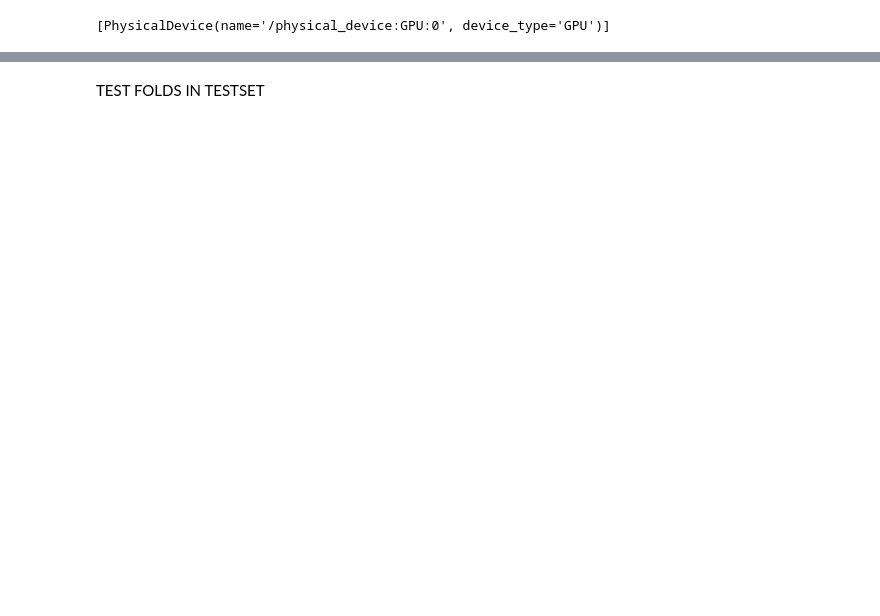
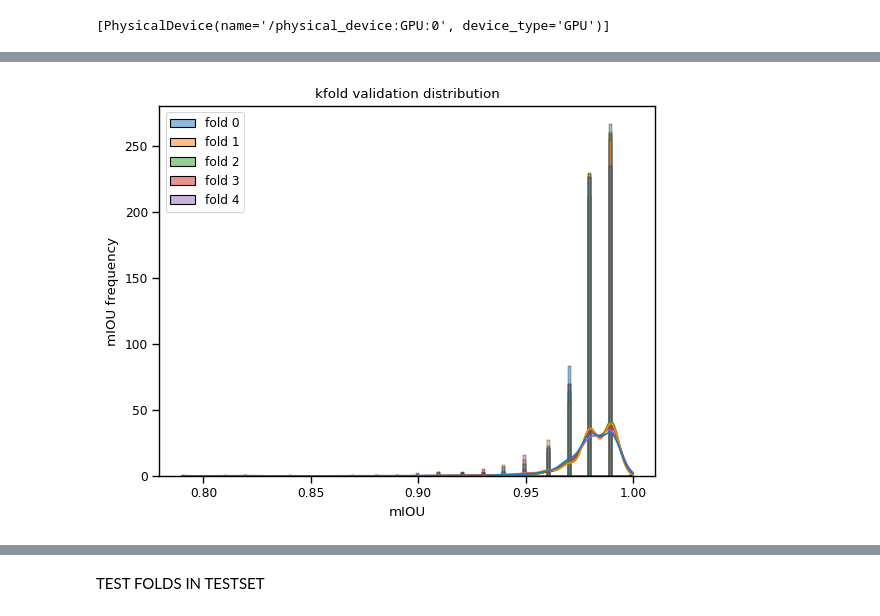
Before and after one commit to RWaiti/Keras-DeeplabV3Plus-MobilenetV2, a Jupyter notebook: vis.ipynb, the cells around one changed output, grey strips where cells are left out. Drawn from its saved outputs; the diff is of its cells as text; code cells hidden in the pictures; blank space fills up the shorter version.

```diff
--- a/vis.ipynb
+++ b/vis.ipynb
@@ -305,0 +328,29 @@ class plot_distribution():
+# %%
+folderSave = f"metrics/kfold_{modelsCommonName}_metrics_val.csv"
+with open(folderSave, "w") as f:
+    f.write("fold,train_mean,train_std,val_mean,val_std\n")
+
+modelValResult = dict()
+
+train_val_folds = data_utils.load_datasetCV(
+    train_X, train_Y, IMAGE_SIZE=imageSize, BATCH_SIZE=BATCH_SIZE, REMAP="binary",
+    N_FOLDS=5, SEED=SEED)
+
+print(modelsCommonName)
+
+for fold, (modelFolder, (trainDataset, valDataset, n_classes)) in enumerate(zip(modelsList, train_val_folds)):
+    modelValResult[fold] = dict()
+    print(f"loading model {fold}")
+    model = models.deeplabV3(imageSize=imageSize, nClasses=n_classes, alpha=modelAlpha, withArgmax=True, mobileLayers=mobileLayers)
+    model.load_weights(modelFolder)
+
+    print("Running train")
+    _mIOU, train_mean, train_std = run_mIOU(model, trainDataset)
+    modelValResult[fold]["train"] = _mIOU.tolist()
+
+    print("Running validation")
+    _mIOU, val_mean, val_std = run_mIOU(model, valDataset)
+    modelValResult[fold]["validation"] = _mIOU.tolist()
+
+    with open(folderSave, "a") as f:
+        f.write(f"{fold},{train_mean},{train_std},{val_mean},{val_std}\n")
@@ -305,0 +374,11 @@ class plot_distribution():
+# %%
+plotter.set_name("kfold validation distribution")
+
+for key in modelValResult.keys():
+    plotter.add_data(f"fold {key}", modelValResult[key]["validation"])
+
+plotter.show_plot(save=True)
+
+plotter.clear()
+# %% [output]
+[figure, added]
```
Also changed, not shown: parts of 50 cells of this notebook.
